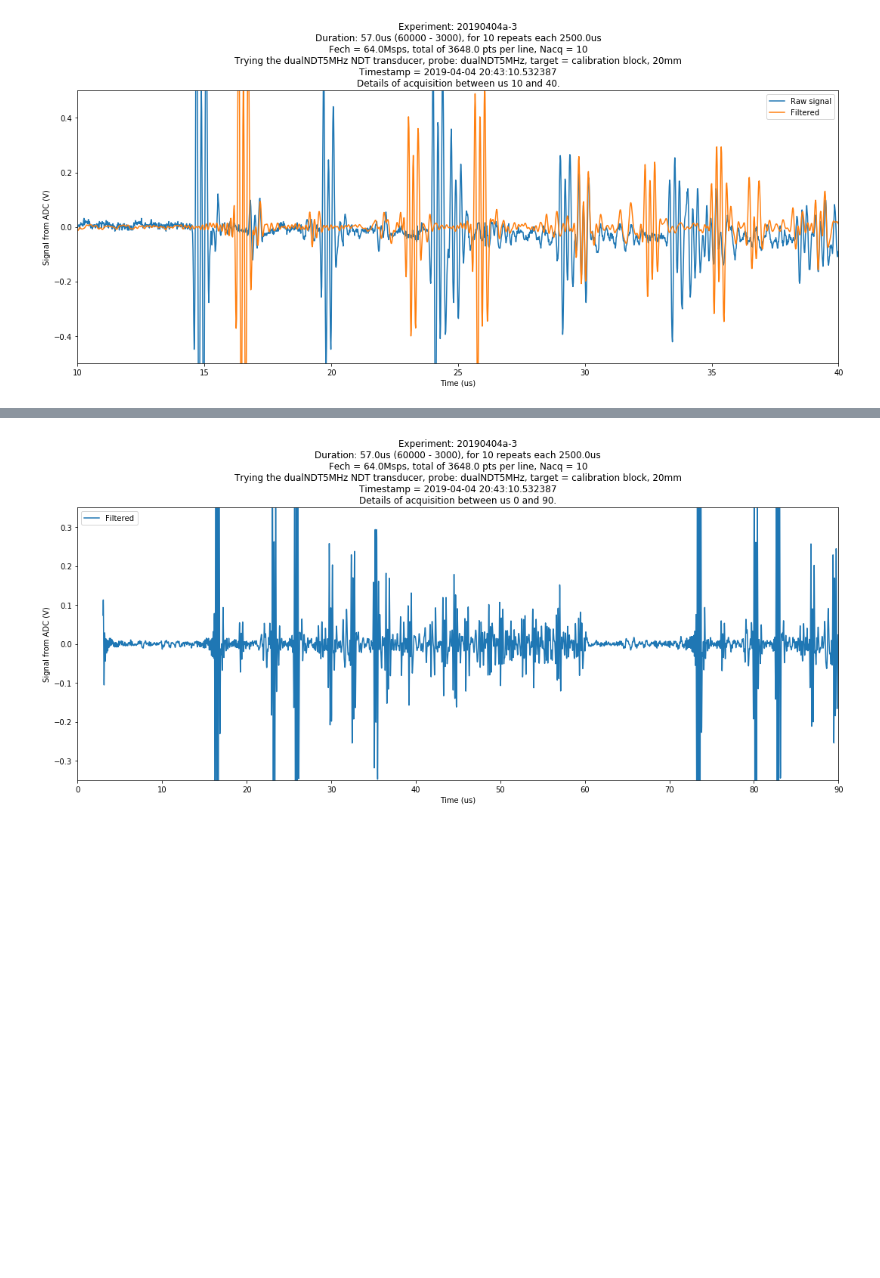
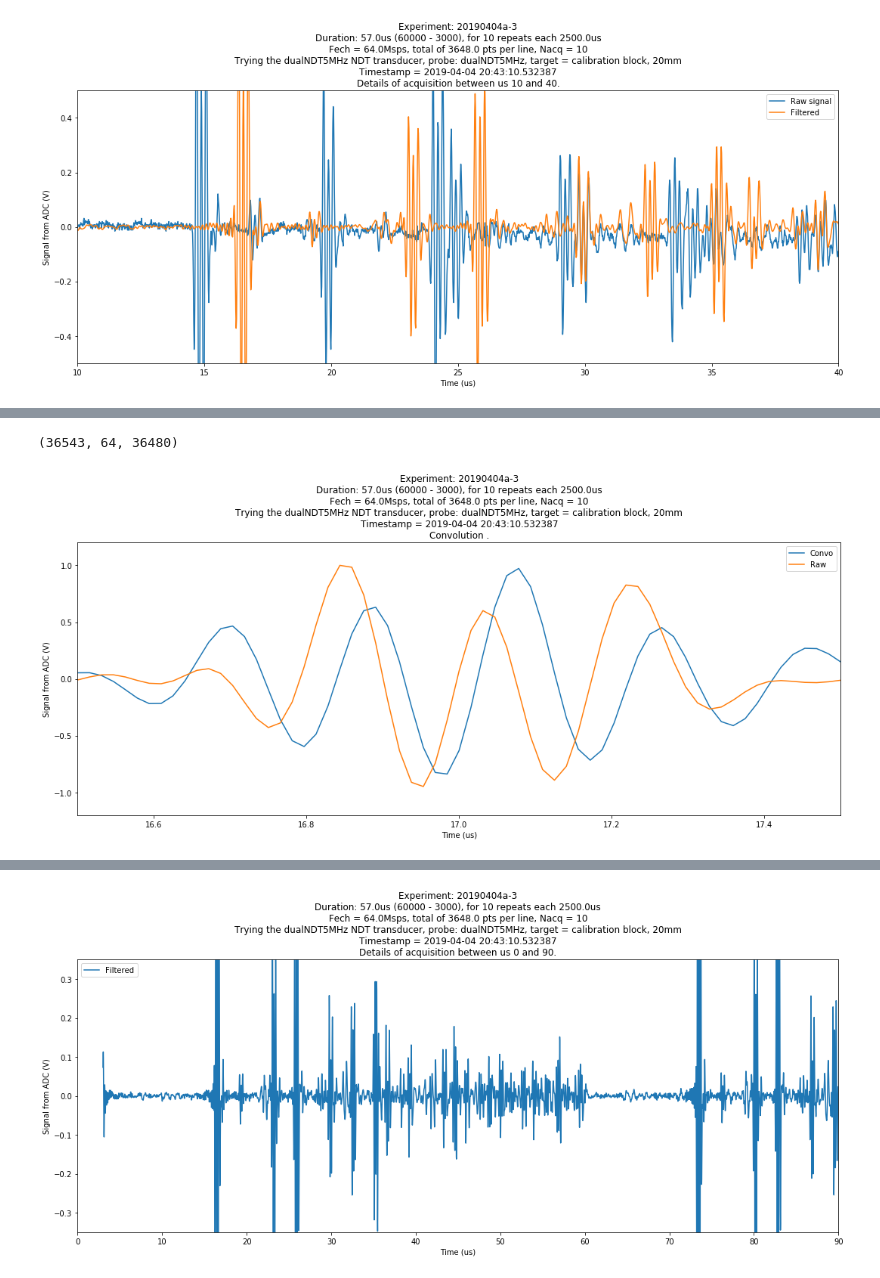
Before and after one commit to kelu124/echomods, a Jupyter notebook: matty/20190404a/20190404a-NDT.ipynb, the cells around one changed output, grey strips where cells are left out. Cells and saved outputs as stored; diff of their text form; code cells hidden in the pictures; blank space fills up the shorter version.

```diff
--- a/matty/20190404a/20190404a-NDT.ipynb
+++ b/matty/20190404a/20190404a-NDT.ipynb
@@ -65,0 +121,32 @@ plt.show()
+# %%
+fig=plt.figure(figsize=(15, 7))
+ax=fig.add_subplot(111)
+
+minT,maxT=16.5, 17.5
+ax.set_xlim(minT,maxT)
+ax.set_ylim(-1.2, 1.2)
+
+
+CONVO = convolve(PULSE,z.filtered_signal)
+print(len(CONVO),len(PULSE),len(z.filtered_signal))
+CONVO = CONVO / np.max(np.abs(CONVO))
+SIGNAL = z.filtered_signal[0:3648] / np.max(np.abs(z.filtered_signal[0:3648]))
+plt.plot(z.t[0:3648],CONVO[0:3648],label = "Convo")
+plt.plot(z.t[0+32:3648+32],SIGNAL[0:3648],label = "Raw")
+ax.legend()
+
+DESC = z.create_title_text()+"\nConvolution ."
+plt.title(DESC)
+ax.set_xlabel('Time (us)')
+ax.set_ylabel('Signal from ADC (V)')
+plt.tight_layout()
+
+file_name = "images/FilteredDetails_"+z.iD+"-"+str(z.N)+".jpg"
+plt.savefig(file_name)
+tag_image(file_name,"matty,dualNDT5MHz", z.experiment["id"], "graph", DESC)
+
+
+plt.show()
+# %% [output]
+(36543, 64, 36480)
+[figure, added]
```
Also changed, not shown: parts of 8 cells of this notebook, 5 other files.
